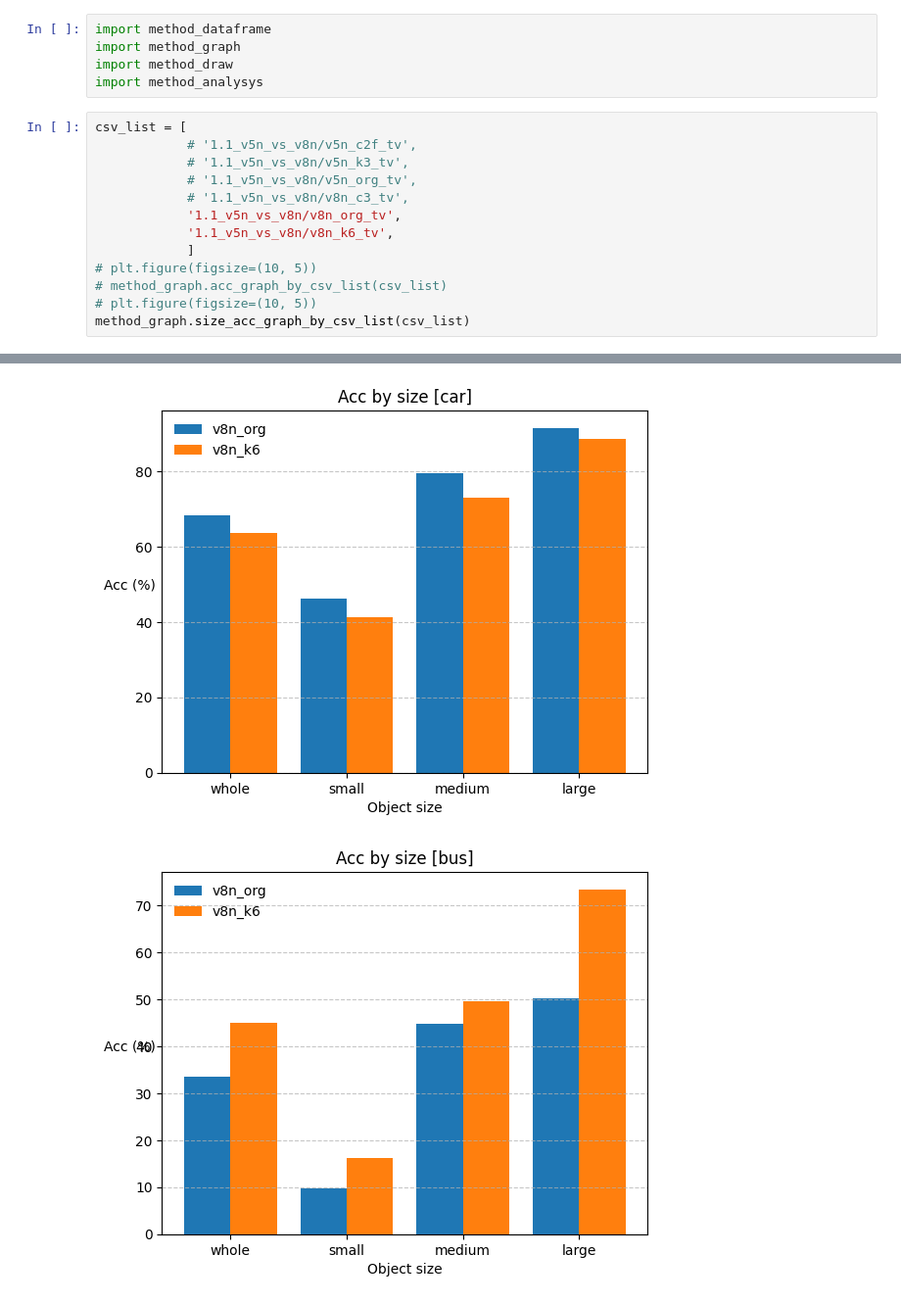
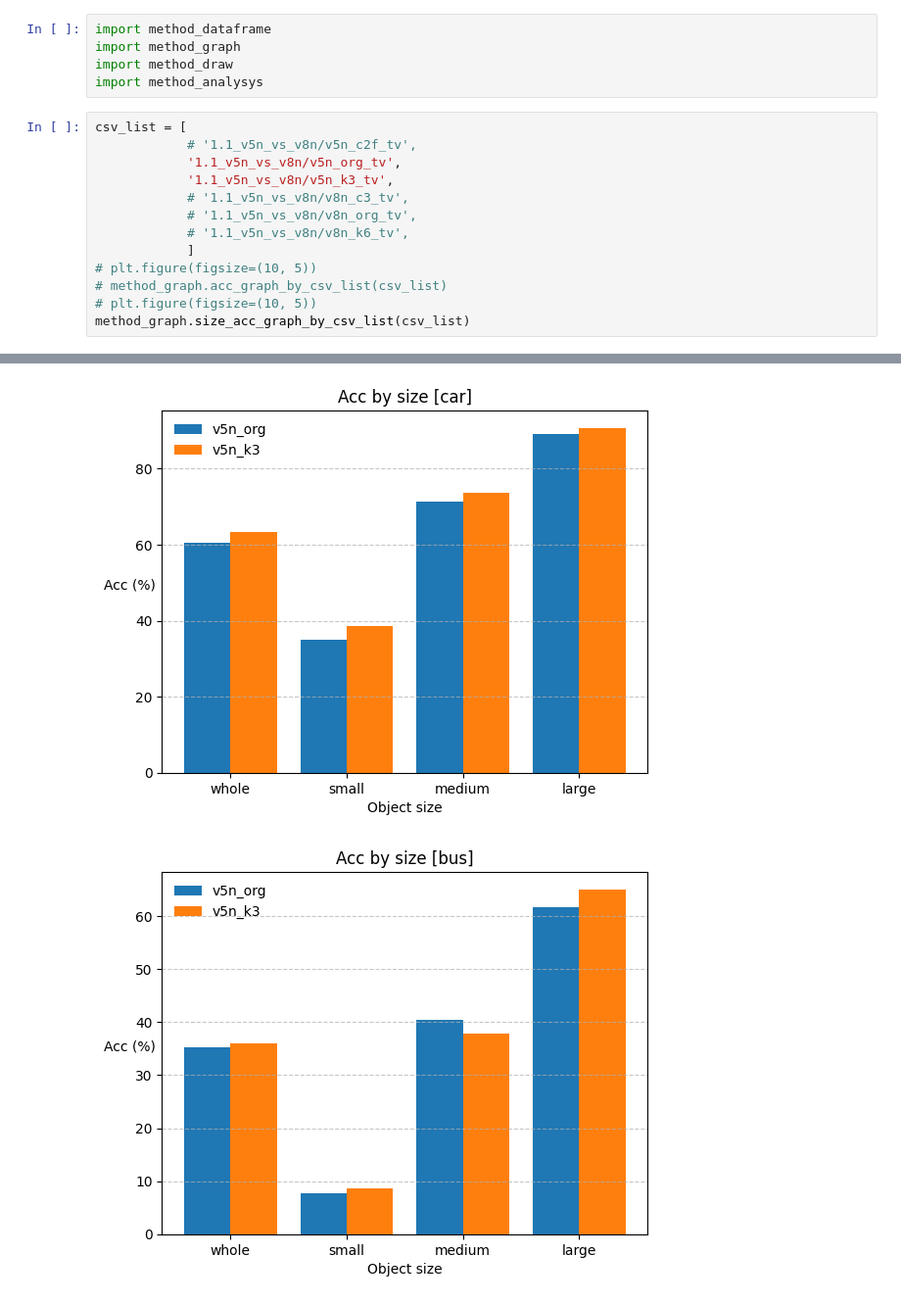
Before and after one commit to Lee-chan-hyeok/Nextchip_Autonomous_Driving_Contest, a Jupyter notebook: analysing/bbox/df_analysys.ipynb, the cells around one changed output, grey strips where cells are left out. Shown at 98% size. Drawn from its saved outputs; the diff is of its cells as text.

```diff
--- a/analysing/bbox/df_analysys.ipynb
+++ b/analysing/bbox/df_analysys.ipynb
@@ -14,11 +14,11 @@ import method_analysys
 # %%
 csv_list = [
             # '1.1_v5n_vs_v8n/v5n_c2f_tv',
-            # '1.1_v5n_vs_v8n/v5n_k3_tv',
-            # '1.1_v5n_vs_v8n/v5n_org_tv',
+            '1.1_v5n_vs_v8n/v5n_org_tv',
+            '1.1_v5n_vs_v8n/v5n_k3_tv',
             # '1.1_v5n_vs_v8n/v8n_c3_tv',
-            '1.1_v5n_vs_v8n/v8n_org_tv',
-            '1.1_v5n_vs_v8n/v8n_k6_tv',
+            # '1.1_v5n_vs_v8n/v8n_org_tv',
+            # '1.1_v5n_vs_v8n/v8n_k6_tv',
             ]
 # plt.figure(figsize=(10, 5))
 # method_graph.acc_graph_by_csv_list(csv_list)
@@ -30,2 +30,2 @@ method_graph.size_acc_graph_by_csv_list(csv_list)
-[figure, old version]
+[figure, new version]
-[figure, old version]
+[figure, new version]
```
Also changed, not shown: parts of 2 cells of this notebook, 2 other files.
